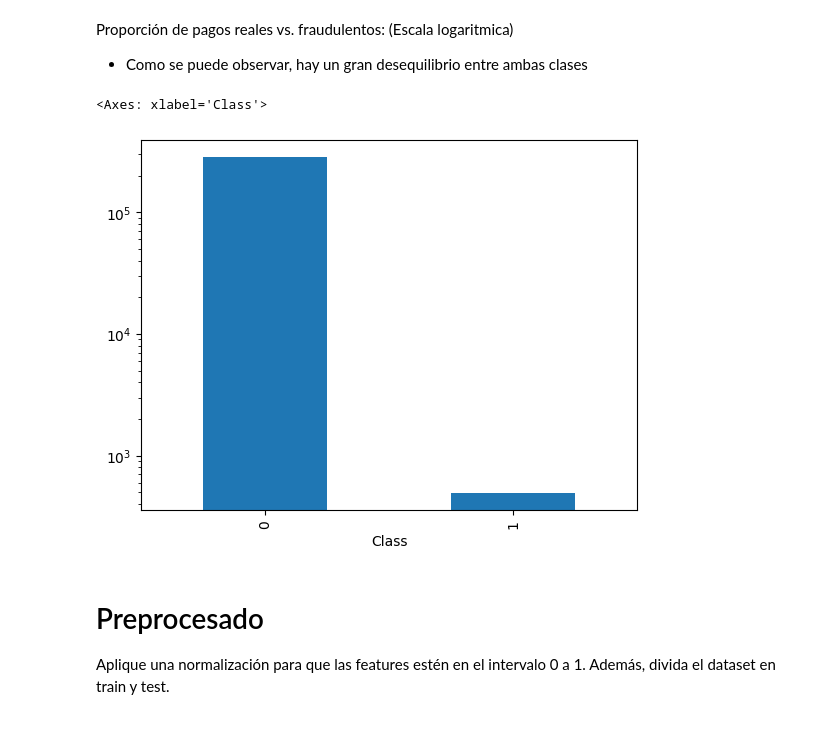
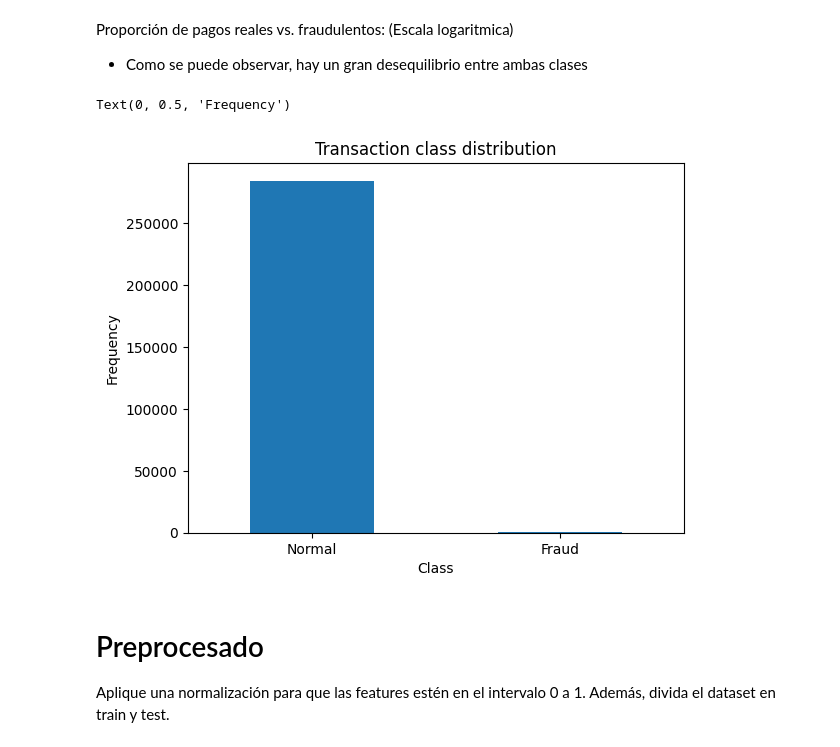
Before and after one commit to yagoTobi/5th-Year-Second-Term-ICAI, a Jupyter notebook: Deep Learning/Práctica 3/A3_Luis_Bueno_Archaga_y_Yago_Tobio_Souto.ipynb, the cells around one changed output. Saved outputs shown, nothing was run; the diff lists cells and outputs as text; code cells hidden in the pictures.

```diff
--- a/Deep Learning/Práctica 3/A3_Luis_Bueno_Archaga_y_Yago_Tobio_Souto.ipynb
+++ b/Deep Learning/Práctica 3/A3_Luis_Bueno_Archaga_y_Yago_Tobio_Souto.ipynb
@@ -175,10 +177,15 @@ Proporción de pagos reales vs. fraudulentos: (Escala logaritmica)
 
 * Como se puede observar, hay un gran desequilibrio entre ambas clases
 # %%
-pd_data.groupby('Class')['Class'].count().plot.bar(logy=True)
+count_classes = pd.value_counts(pd_data['Class'], sort = True)
+count_classes.plot(kind = 'bar', rot=0)
+plt.title("Transaction class distribution")
+plt.xticks(range(2), ["Normal", "Fraud"])
+plt.xlabel("Class")
+plt.ylabel("Frequency")
 # %% [output]
-<Axes: xlabel='Class'>
+Text(0, 0.5, 'Frequency')
-[figure, old version]
+[figure, new version]
 # %% [markdown]
 # Preprocesado
 
```
Also changed, not shown: parts of 17 cells of this notebook, 1 other file.
